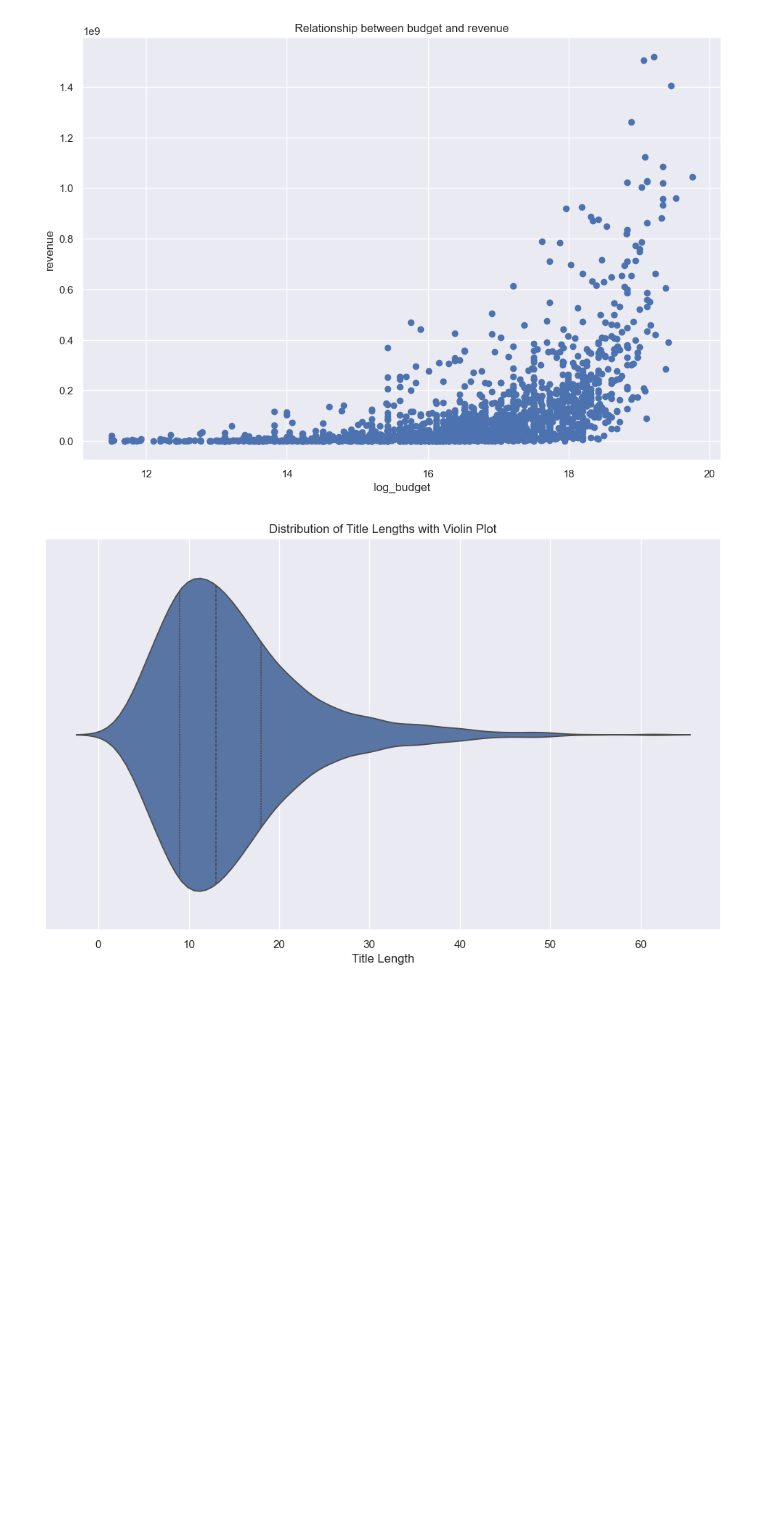
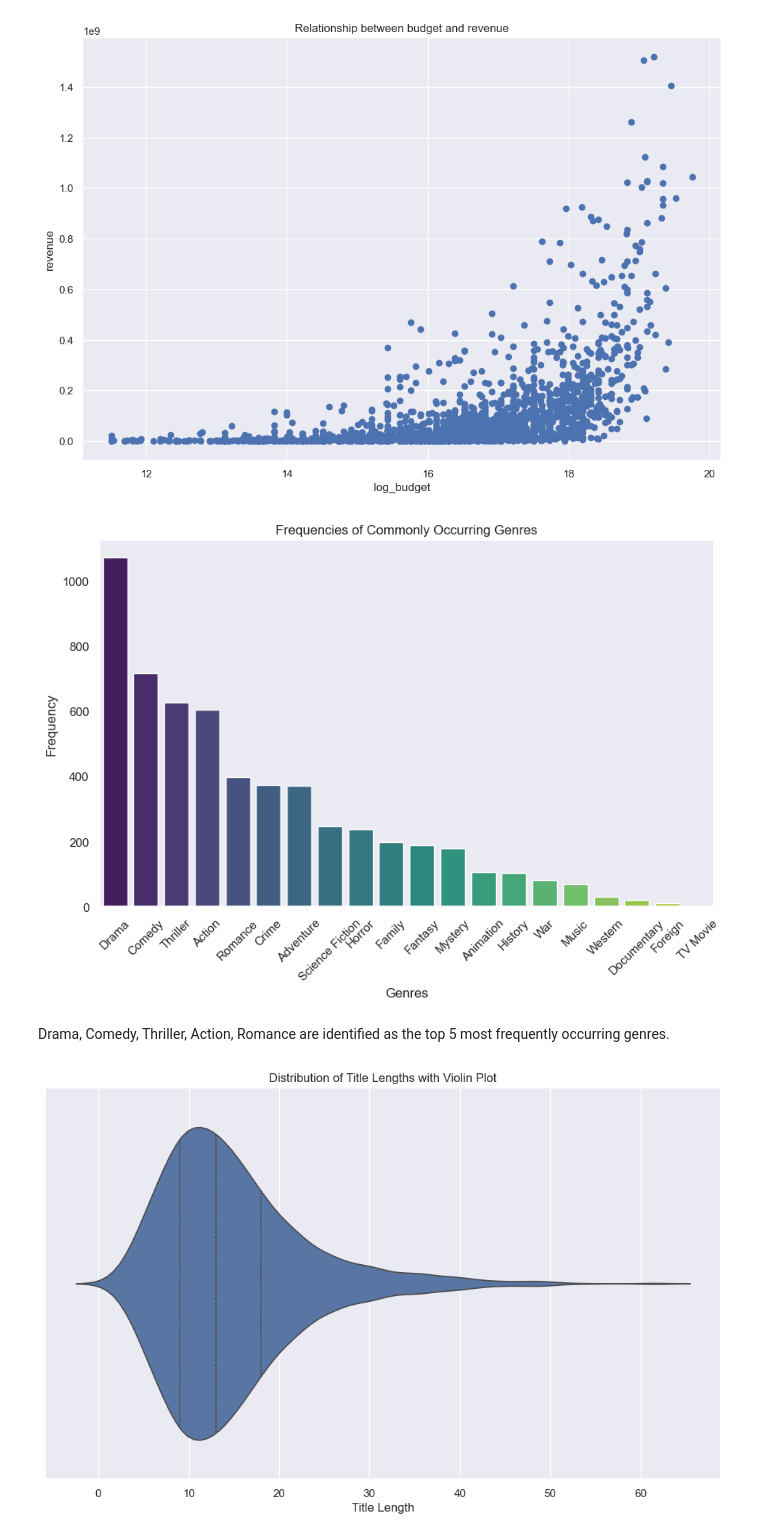
Before and after one commit to aatmiyasilwal/FITE3010-Kaggle-Competition, a Jupyter notebook: FITE3010_Kaggle_Pipeline.ipynb, the cells around one changed output. Saved outputs shown, nothing was run; the diff lists cells and outputs as text; code cells hidden in the pictures; blank space fills up the shorter version.

```diff
--- a/FITE3010_Kaggle_Pipeline.ipynb
+++ b/FITE3010_Kaggle_Pipeline.ipynb
@@ -231,13 +234,28 @@ def process_genres(df, top_genres=None):
             lambda genres: 1 if isinstance(genres, list) and any(g['name'] == genre for g in genres) else 0
         )
 
-    return top_genres
+    return genre_counts  # Return genre counts for plotting
 
-top_5_genres = process_genres(train)
+genre_counts_train = process_genres(train)
+top_5_genres = genre_counts_train.nlargest(5).index.tolist()
 process_genres(test, top_genres=top_5_genres)
 
 train.drop(['genres'], axis=1, inplace=True)
 test.drop(['genres'], axis=1, inplace=True)
+# %%
+#create plot to show genre counts
+plt.figure(figsize=(10, 6))
+sns.barplot(x=genre_counts_train.index, y=genre_counts_train.values, hue =genre_counts_train.index, palette='viridis')
+plt.xticks(rotation=45)
+plt.title('Frequencies of Commonly Occurring Genres')
+plt.xlabel('Genres')
+plt.ylabel('Frequency')
+plt.grid(axis='y')
+plt.show()
+# %% [output]
+[figure, added]
+# %% [markdown]
+Drama, Comedy, Thriller, Action, Romance are identified as the top 5 most frequently occurring genres.
 # %%
 #title length NA handling
 train["title"] = train["title"].fillna("")
```
Also changed, not shown: parts of 35 cells of this notebook, 6 other files.
